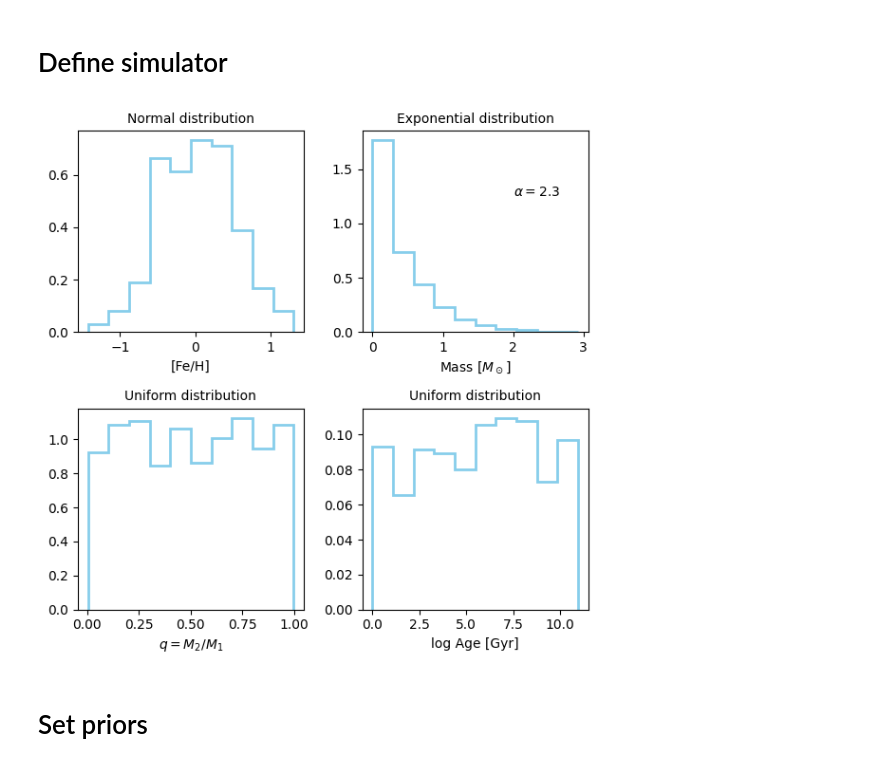
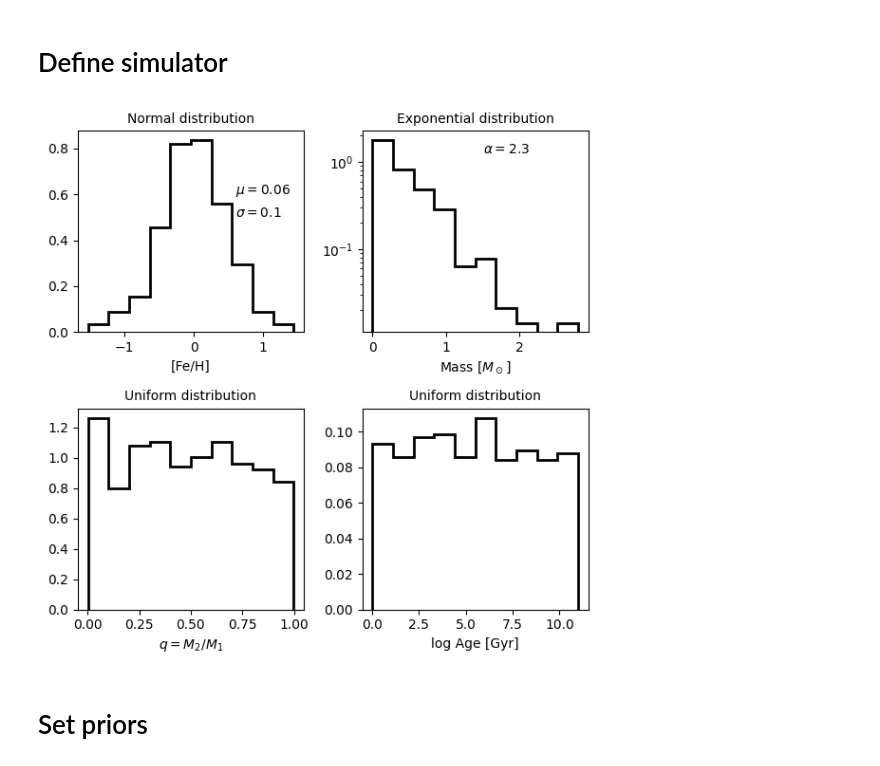
Before and after one commit to stevenalfonso/SBIforBinaryStars, a Jupyter notebook: sbi_for_binaries.ipynb, the cells around one changed output. Cells and saved outputs as stored; diff of their text form; code cells hidden in the pictures.

```diff
--- a/sbi_for_binaries.ipynb
+++ b/sbi_for_binaries.ipynb
@@ -98,39 +98,40 @@ def simulator(theta):
 # %%
 import matplotlib.pyplot as plt
 from torch.distributions import Uniform, Normal, Exponential
 
 n_sample = 500
 
 fig, ax = plt.subplots(2, 2, figsize=(6, 6))
 
 #normal_distribution = Normal(loc=0.06, scale=0.1)
 normal_distribution = Normal(loc=0.0, scale=0.5)
-ax[0,0].hist(normal_distribution.sample((n_sample,)), histtype='step', lw=2, density=True, color='skyblue')
+ax[0,0].hist(normal_distribution.sample((n_sample,)), histtype='step', lw=2, density=True, color='k')
 ax[0,0].set_xlabel(r'[Fe/H]')
 ax[0,0].set_title('Normal distribution', fontsize=10)
-# ax[0,0].text(0.18,3, r'$\mu=0.06$')
-# ax[0,0].text(0.18,2.5, r'$\sigma=0.1$')
+ax[0,0].text(0.6,0.6, r'$\mu=0.06$')
+ax[0,0].text(0.6,0.5, r'$\sigma=0.1$')
 
 exponential_distribution = Exponential(rate=2.3)
-ax[0,1].hist(exponential_distribution.sample((n_sample,)), histtype='step', lw=2, density=True, color='skyblue')
+ax[0,1].hist(exponential_distribution.sample((n_sample,)), histtype='step', lw=2, density=True, color='k')
 ax[0,1].set_xlabel(r'Mass [$M_\odot$]')
 ax[0,1].set_title('Exponential distribution', fontsize=10)
-ax[0,1].text(2, 1.25, r'$\alpha=2.3$')
+ax[0,1].text(1.5, 1.25, r'$\alpha=2.3$')
+ax[0,1].set_yscale('log')
 
 uniform_distribution_on_q = Uniform(low=0.0, high=1.0)
-ax[1,0].hist(uniform_distribution_on_q.sample((n_sample,)), histtype='step', lw=2, density=True, color='skyblue')
+ax[1,0].hist(uniform_distribution_on_q.sample((n_sample,)), histtype='step', lw=2, density=True, color='k')
 ax[1,0].set_xlabel(r'$q=M_2 / M_1$')
 ax[1,0].set_title('Uniform distribution', fontsize=10)
 
 uniform_distribution_on_age = Uniform(low=0.01, high=11.0)
-ax[1,1].hist(uniform_distribution_on_age.sample((n_sample,)), histtype='step', lw=2, density=True, color='skyblue')
+ax[1,1].hist(uniform_distribution_on_age.sample((n_sample,)), histtype='step', lw=2, density=True, color='k')
 ax[1,1].set_xlabel('log Age [Gyr]')
 ax[1,1].set_title('Uniform distribution', fontsize=10)
 
 fig.tight_layout()
 plt.show()
 # %% [output]
-[figure, old version]
+[figure, new version]
 # %% [markdown]
 # Set priors
 # %%
```
Also changed, not shown: parts of 5 cells of this notebook.
